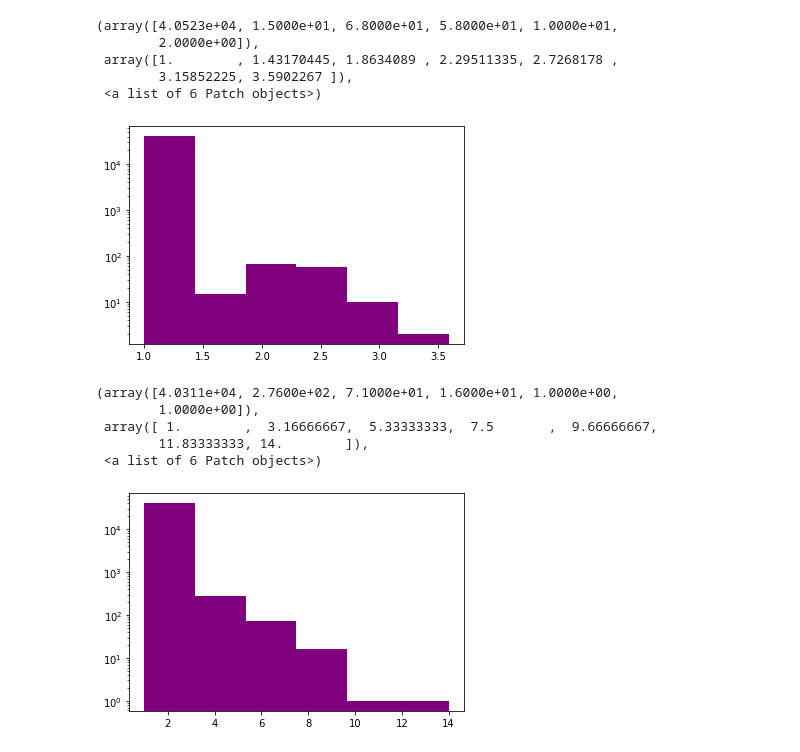
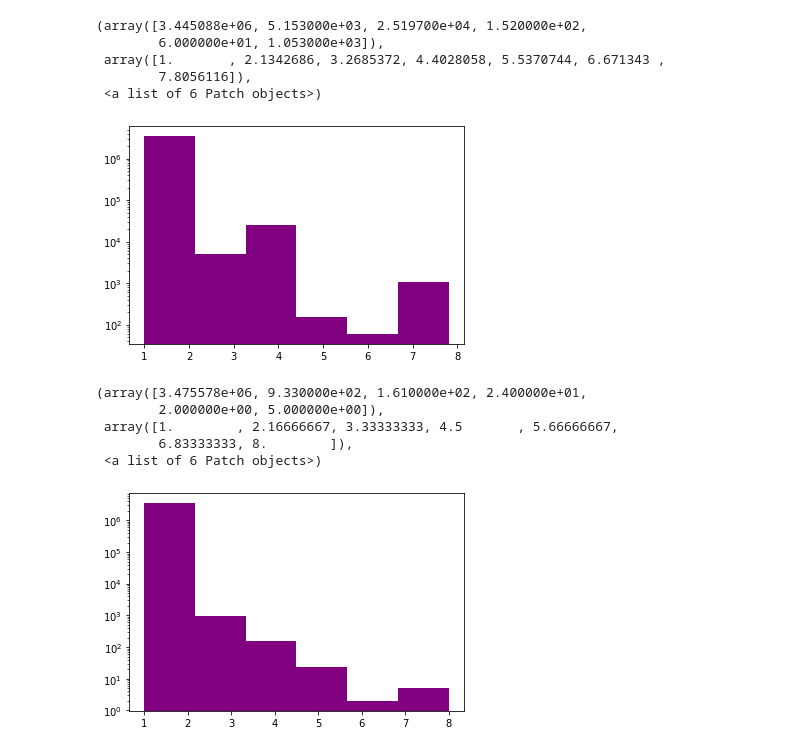
Before and after one commit to Embedded-Systems-Data-Science-Group/GNNVPR, a Jupyter notebook: GNNVPR/collection/metric.ipynb, the cells around one changed output. Saved outputs shown, nothing was run; the diff lists cells and outputs as text; code cells hidden in the pictures.

```diff
--- a/GNNVPR/collection/metric.ipynb
+++ b/GNNVPR/collection/metric.ipynb
@@ -33,25 +33,25 @@ from statistics import mean
 # plt.yscale('log')
 # plt.hist(results, 6, color="skyblue")
 # %%
-path = "/mnt/e/benchmarks/Outputs/EArch_alu4"
+path = "/mnt/e/benchmarks/Outputs/stratixiv_arch_MMM_stratixiv_arch_timing"
 results = []
 graph_files = glob.glob(os.path.join(path, "prediction.csv"))
 for graph in graph_files:
     df = pd.read_csv(graph,index_col=None,header=None)
     results.extend(df[0].values)
 # df = pd.read_csv(graph_files[0],index_col=None,header=0)
 # results = list(filter(lambda x: x > 2, results))
 plt.yscale('log')
 plt.hist(results, 6, color="purple")
 # %% [output]
-(array([4.0523e+04, 1.5000e+01, 6.8000e+01, 5.8000e+01, 1.0000e+01,
-        2.0000e+00]),
- array([1.        , 1.43170445, 1.8634089 , 2.29511335, 2.7268178 ,
-        3.15852225, 3.5902267 ]),
+(array([3.445088e+06, 5.153000e+03, 2.519700e+04, 1.520000e+02,
+        6.000000e+01, 1.053000e+03]),
+ array([1.       , 2.1342686, 3.2685372, 4.4028058, 5.5370744, 6.671343 ,
+        7.8056116]),
  <a list of 6 Patch objects>)
-[figure, old version]
+[figure, new version]
 # %%
-path = "/mnt/e/benchmarks/Outputs/EArch_alu4"
+path = "/mnt/e/benchmarks/Outputs/stratixiv_arch_MMM_stratixiv_arch_timing"
 results = []
 graph_files = glob.glob(os.path.join(path, "prediction-g*.csv"))
 for graph in graph_files:
@@ -62,12 +62,12 @@ for graph in graph_files:
 plt.yscale('log')
 plt.hist(results, 6, color="purple")
 # %% [output]
-(array([4.0311e+04, 2.7600e+02, 7.1000e+01, 1.6000e+01, 1.0000e+00,
-        1.0000e+00]),
- array([ 1.        ,  3.16666667,  5.33333333,  7.5       ,  9.66666667,
-        11.83333333, 14.        ]),
+(array([3.475578e+06, 9.330000e+02, 1.610000e+02, 2.400000e+01,
+        2.000000e+00, 5.000000e+00]),
+ array([1.        , 2.16666667, 3.33333333, 4.5       , 5.66666667,
+        6.83333333, 8.        ]),
  <a list of 6 Patch objects>)
-[figure, old version]
+[figure, new version]
 # %%
 def metric(path, r_string, type_string):
     all_files = glob.glob(os.path.join(path, "*"+r_string+"*"+type_string+"*.csv"))
```
Also changed, not shown: parts of 6 cells of this notebook, 4 other files.
